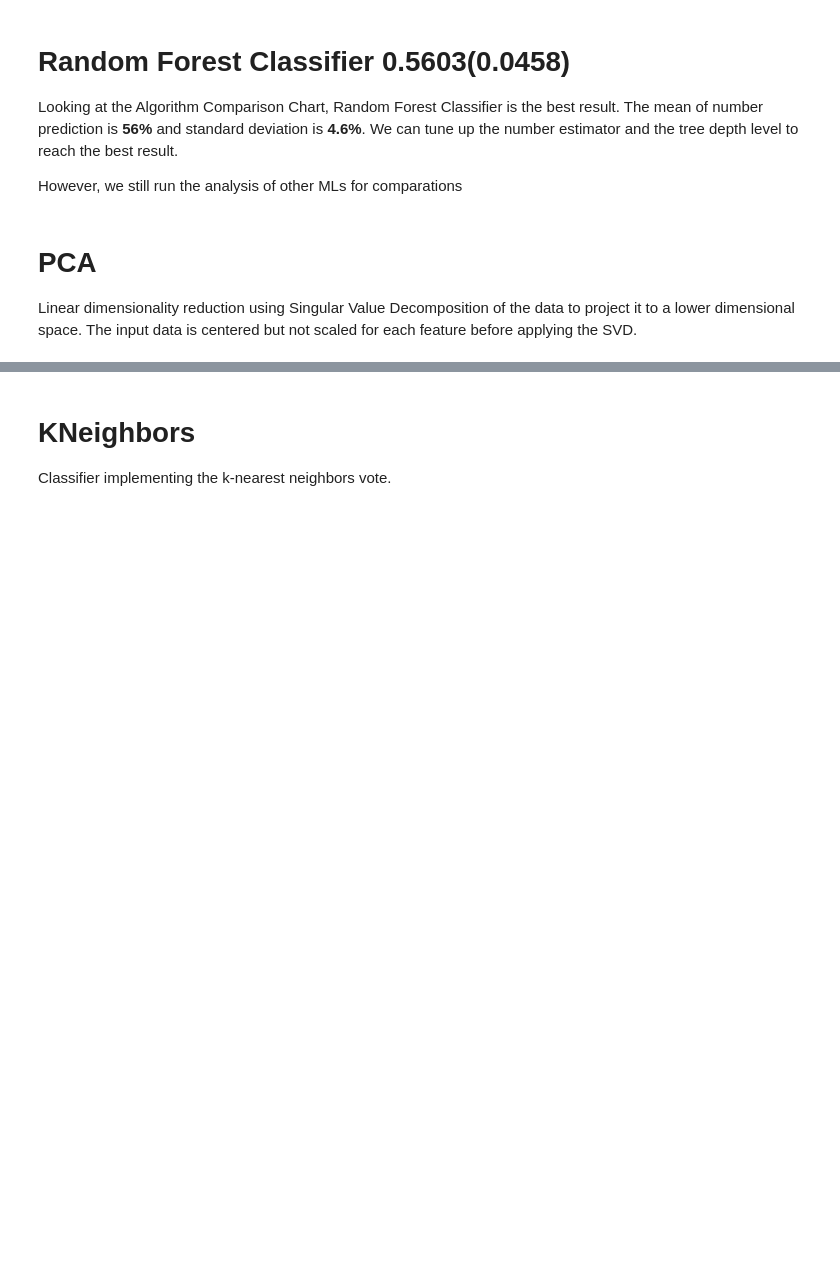
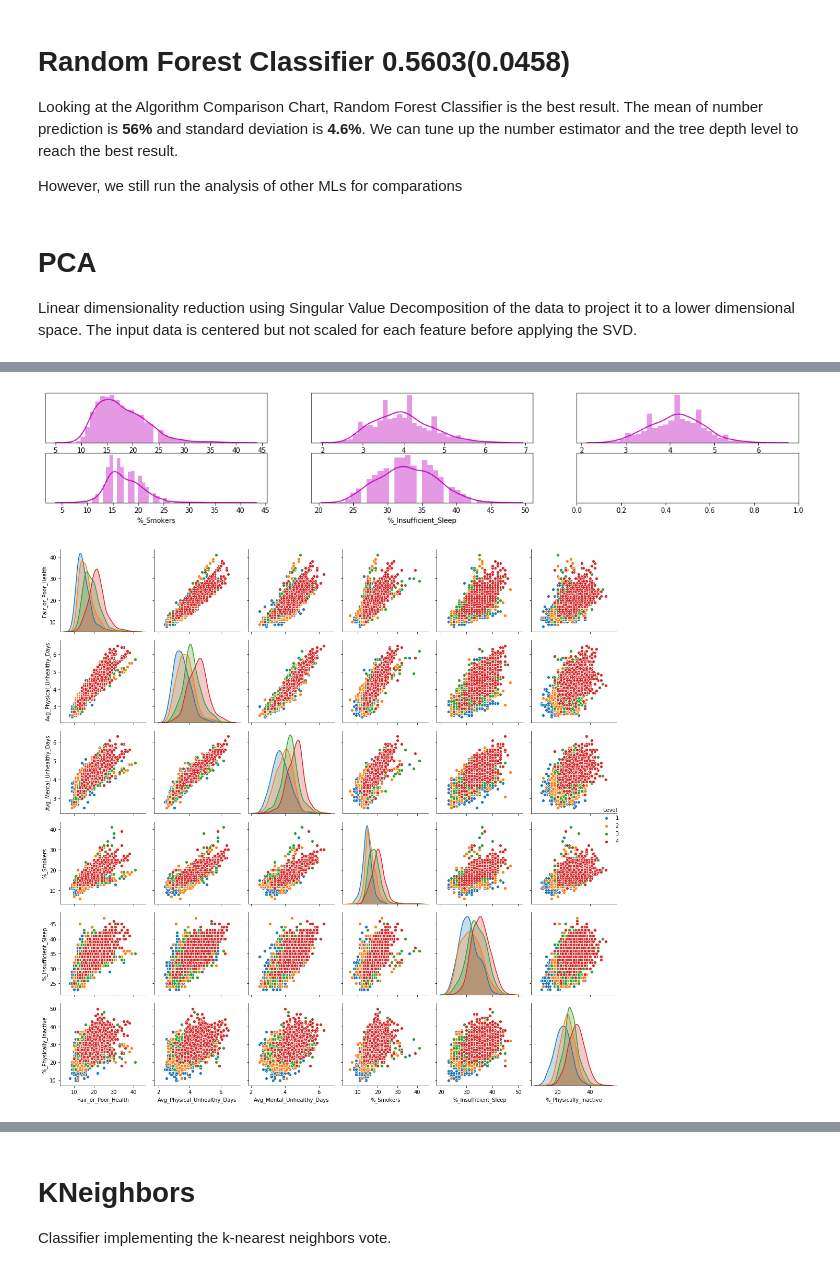
Before and after one commit to Khanguye/HeartDiseaseByCounty_ML, a Jupyter notebook: HeartDisease_ML_Week2.ipynb, the cells around one changed output, grey strips where cells are left out. Cells and saved outputs as stored; diff of their text form; code cells hidden in the pictures; blank space fills up the shorter version.

```diff
--- a/HeartDisease_ML_Week2.ipynb
+++ b/HeartDisease_ML_Week2.ipynb
@@ -319,0 +476,5 @@ plt.show()
+# %%
+createDensityAndScatterVisualization(row_count, column_count, pca.components_[1], column_names, top_N_Features)
+# %% [output]
+[figure, added]
+[figure, added]
```
Also changed, not shown: parts of 63 cells of this notebook, 8 other files.
